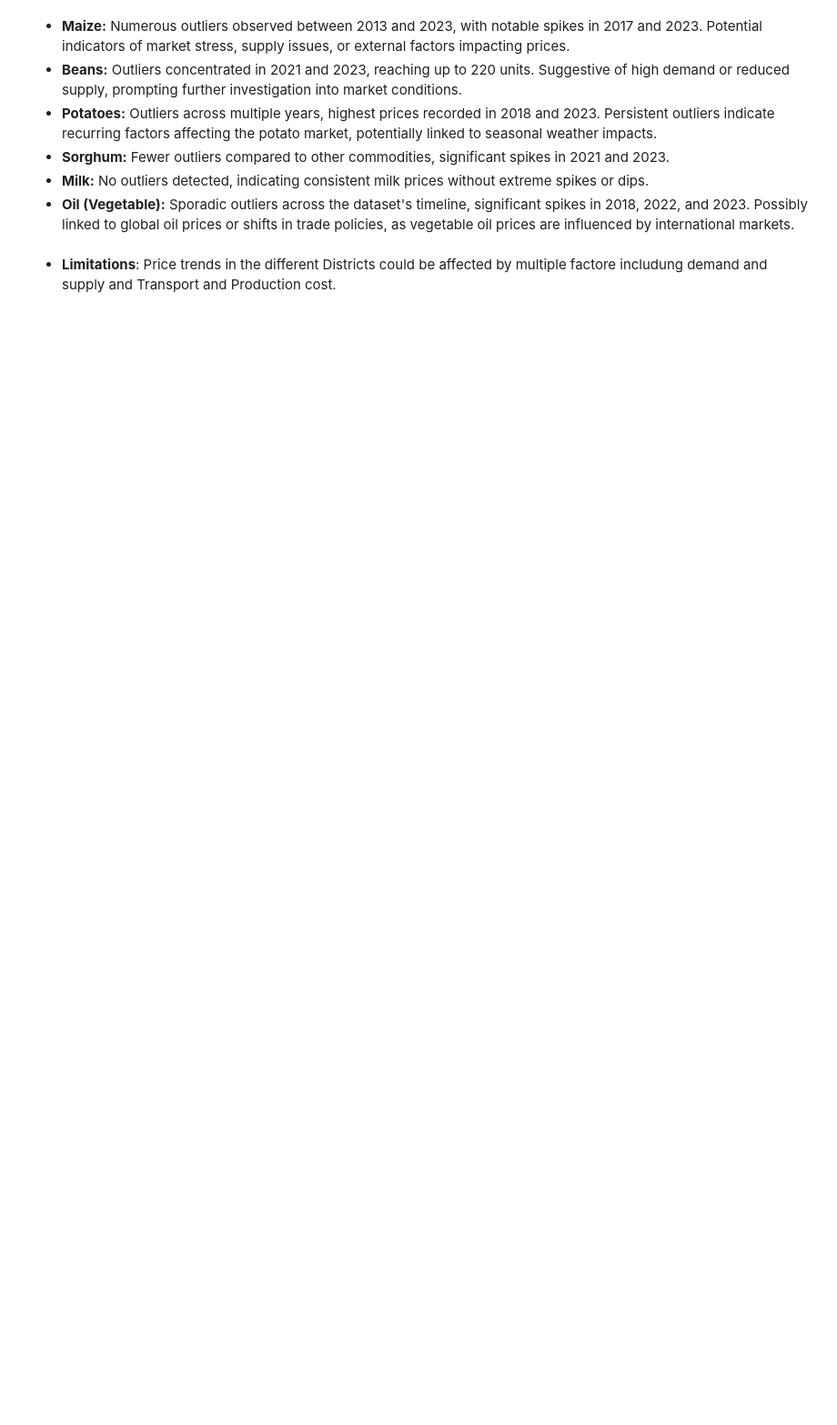
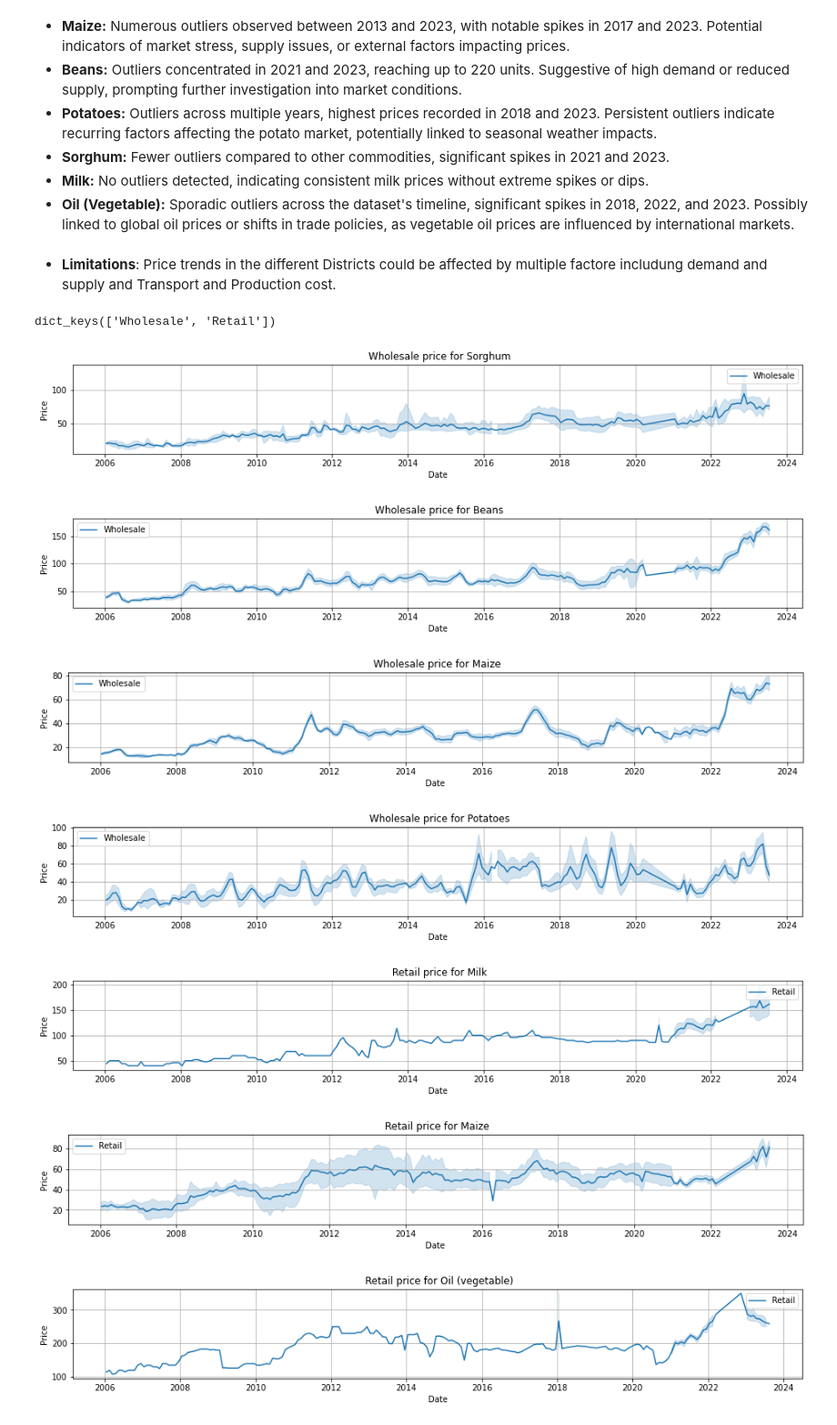
Before and after one commit to Mwenda-Mugambi/Commodity_Price_Forecasting, a Jupyter notebook: Notebook.ipynb, the cells around one changed output. Shown at 91% size. Drawn from its saved outputs; the diff is of its cells as text; code cells hidden in the pictures; blank space fills up the shorter version.

```diff
--- a/Notebook.ipynb
+++ b/Notebook.ipynb
@@ -653,6 +656,7 @@ price_type_analysis
 Now we'll check how the standardized prices of commodities fluctuate over time due to various factors such as seasonality, demand, broader economic conditions and supply changes.
 # %%
 # Grouping by 'commodity' and resample to get monthly means
+filtered_data.set_index('date', inplace=True)# Setting the date to index
 grouped = filtered_data.groupby('commodity').resample('M')['standardized_price'].mean()
 
 # Resetting the index
@@ -672,6 +676,9 @@ for commodity in commodities:
     plt.ylabel('Standardized Price')
     plt.grid()
     plt.show()
+
+filtered_data = filtered_data.reset_index()
+filtered_data = filtered_data.rename(columns={"index":'date'})
 # %% [output]
 [figure]
 [figure]
@@ -741,3 +748,73 @@ Persistent outliers indicate recurring factors affecting the potato market, pote
 Possibly linked to global oil prices or shifts in trade policies, as vegetable oil prices are influenced by international markets.
 # %% [markdown]
 * **Limitations**: Price trends in the different Districts could be affected by multiple factore includung demand and supply and Transport and Production cost.
+# %%
+nested_dict = {}
+
+for a in range(0, len(filtered_data['pricetype'].unique())):
+    pricetype_name = filtered_data['pricetype'].unique()[a]
+    nested_dict[pricetype_name] = {}
+    df_pricetype = filtered_data[filtered_data['pricetype']==pricetype_name]
+
+    for b in range(0, len(df_pricetype['district'].unique())):
+        region_name = df_pricetype['district'].unique()[b]
+        nested_dict[pricetype_name][region_name] = {}
+
+        df_region = df_pricetype[df_pricetype['district'] == region_name]
+
+
+        for d in range(0, len(df_region['commodity'].unique())):
+            item_name = df_region['commodity'].unique()[d]
+            nested_dict[pricetype_name][region_name][item_name] = df_region[df_region['commodity'] == item_name]
+
+# Access nested_dict as needed
+nested_dict.keys()
+# %% [output]
+dict_keys(['Wholesale', 'Retail'])
+# %%
+# Iterate through price types
+for pricetype_name, pricetype_data in nested_dict.items():
+
+    # Get a list of all unique commodities for the current price type
+    unique_commodities = set(commodity for region_data in pricetype_data.values() for commodity in region_data.keys())
+
+    # Iterate through unique commodities
+    for commodity_name in unique_commodities:
+
+        # Create an empty DataFrame to accumulate data for the current commodity
+        df_commodity = pd.DataFrame()
+
+        # Iterate through regions
+        for region_name, region_data in pricetype_data.items():
+
+            # Check if the commodity exists in the current region
+            if commodity_name in region_data:
+                # Append data for the current commodity in the current region to the DataFrame
+                df_commodity = df_commodity.append(region_data[commodity_name], ignore_index=True)
+
+        # Check if the DataFrame is not empty and contains 'date' and 'price' columns
+        if not df_commodity.empty and 'date' in df_commodity.columns and 'price' in df_commodity.columns:
+            # Plotting
+            plt.figure(figsize=(16, 2))
+            sns.lineplot(
+                data=df_commodity,
+                x='date',
+                y='standardized_price',
+                label=pricetype_name
+            )
+            plt.title(f' {pricetype_name} price for {commodity_name}')
+            plt.xlabel('Date')
+            plt.ylabel('Price')
+            plt.legend()
+            plt.grid()
+            plt.show()
+        else:
+            print(f"Skipping plot for {commodity_name} ({pricetype_name}): Empty or missing 'date'/'price' columns.")
+# %% [output]
+[figure, added]
+[figure, added]
+[figure, added]
+[figure, added]
+[figure, added]
+[figure, added]
+[figure, added]
```
Also changed, not shown: parts of 4 cells of this notebook, 1 other file.
